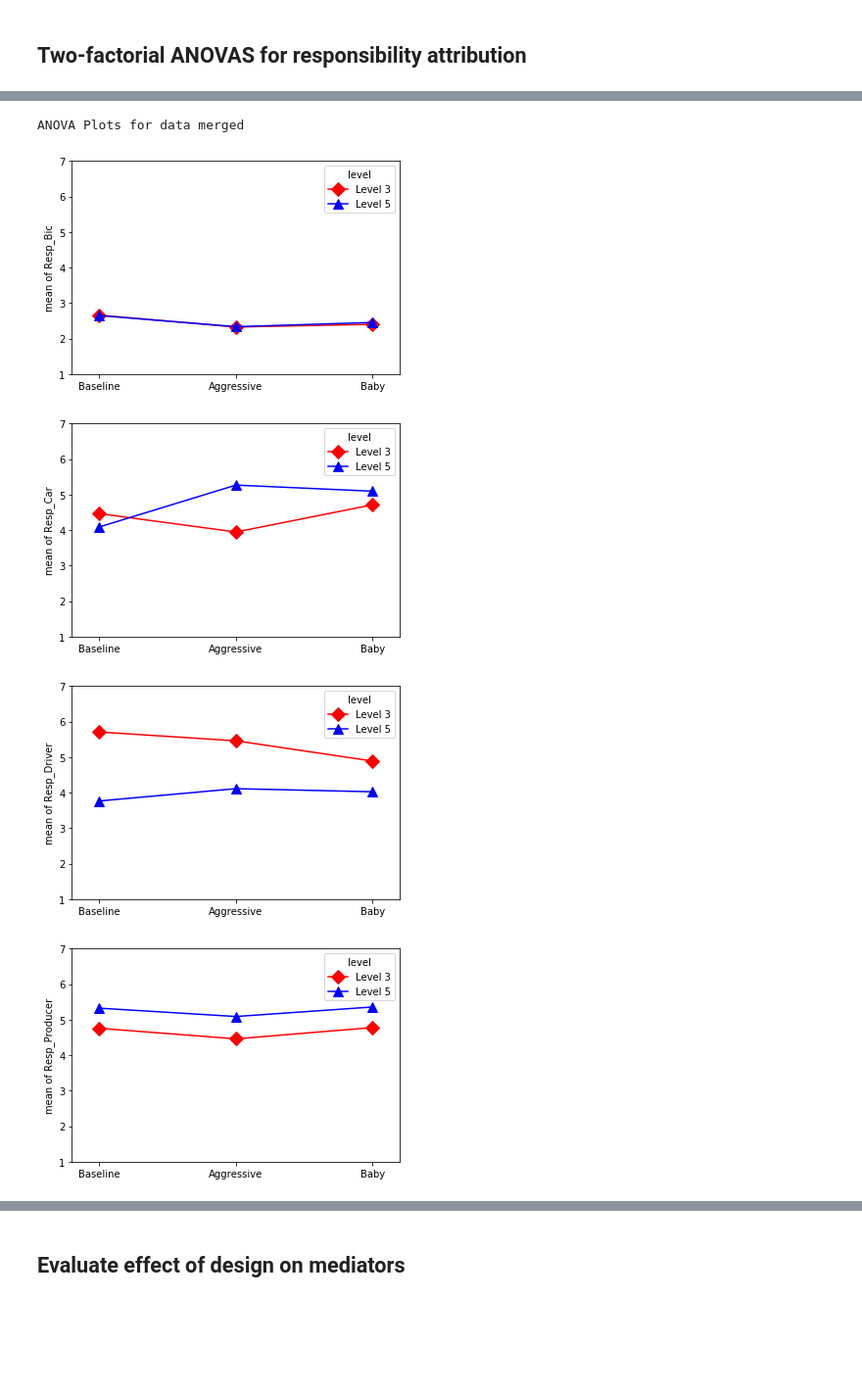
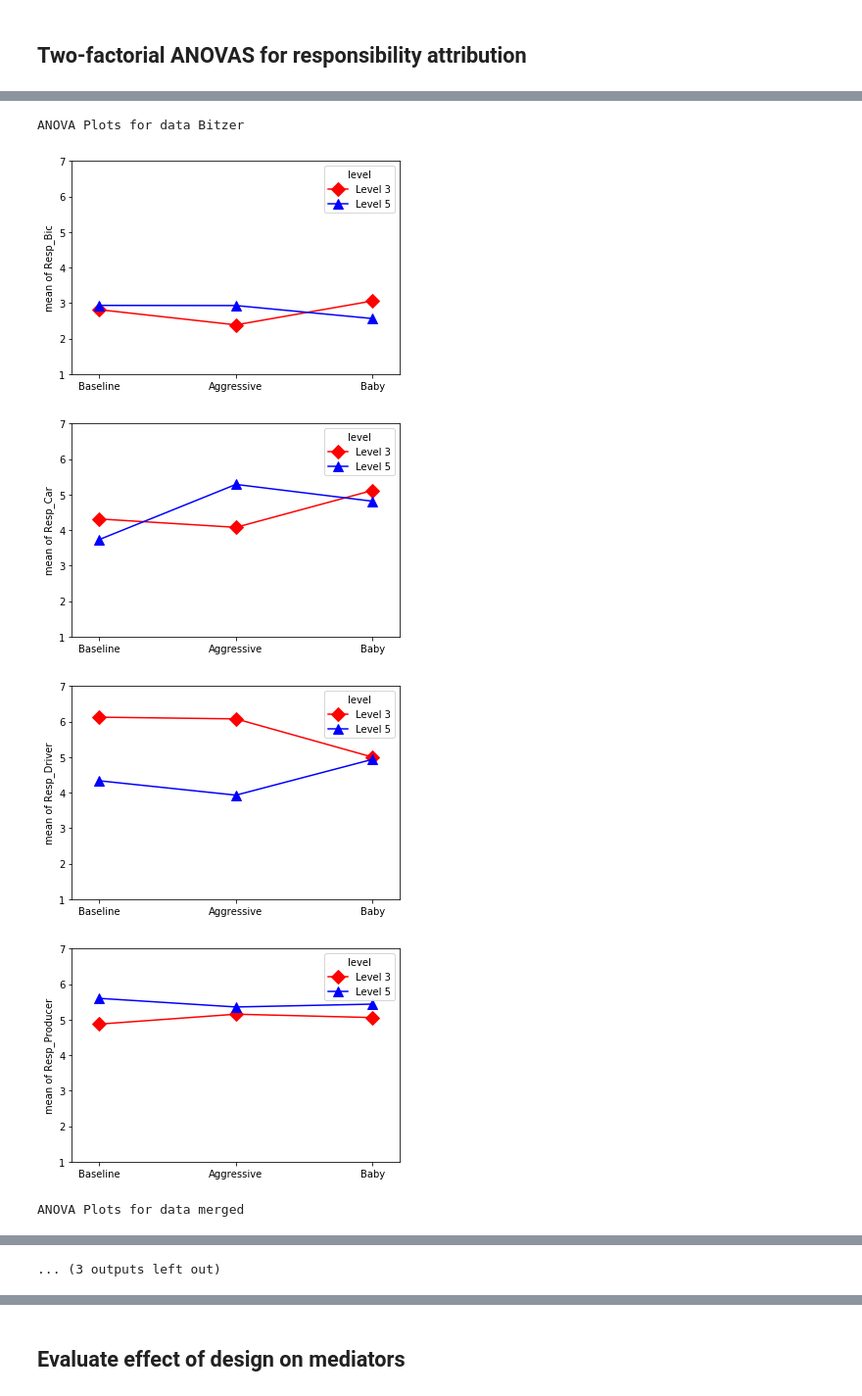
Before and after one commit to steffenwoelfl/Car-Responsibility, a Jupyter notebook: resp_analysis.ipynb, the cells around one changed output, grey strips where cells are left out. Shown at 98% size. Drawn from its saved outputs; the diff is of its cells as text; code cells hidden in the pictures; blank space fills up the shorter version.

```diff
--- a/resp_analysis.ipynb
+++ b/resp_analysis.ipynb
@@ -376,6 +575,7 @@ Index(['lfdn', 'external_lfdn', 'tester', 'dispcode', 'lastpage', 'quality',
       dtype='object')
 # %%
 data1.name = 'Data Hildebrand'
+data2.name = 'Data Bitzer'
 data.name = 'Data merged'
 # %%
 # Cases per experimental condition
@@ -418,6 +619,7 @@ def drop_columns(data):
 
 data = drop_columns(data)
 data1 = drop_columns(data1)
+data2 = drop_columns(data2)
 # %% [output]
 Index(['lfdn', 'duration', 'c_0001', 'Trust_Car_1', 'Trust_Car_2',
        'Trust_Car_3', 'car_check', 'Manip_Check_1', 'Manip_Check_2',
@@ -463,6 +665,7 @@ def factors(data):
 
 data = factors(data)
 data1 = factors(data1)
+data2 = factors(data2)
 # %% [output]
    c_0001    level    design
 0       1  Level 3  Baseline
@@ -489,5 +698,6 @@ def check_manip(data):
 
 data = check_manip(data)
 data1 = check_manip(data1)
+data2 = check_manip(data2)
 # %% [output]
         car_check    childish    ordinary  aggressive
@@ -690,6 +926,8 @@ def plot(data):
 
 print('ANOVA Plots for data Hildebrand\n')
 plot(data1)
+print('\nANOVA Plots for data Bitzer\n')
+plot(data2)
 print('ANOVA Plots for data merged\n')
 plot(data)
 # %% [output]
@@ -701,5 +939,6 @@ ANOVA Plots for data Hildebrand
-ANOVA Plots for data merged
+ANOVA Plots for data Bitzer
-[figure, old version]
+[figure, new version]
-[figure, old version]
+[figure, new version]
-[figure, old version]
+[figure, new version]
-[figure, old version]
+[figure, new version]
+ANOVA Plots for data merged
@@ -706,3 +946,4 @@ ANOVA Plots for data merged
+... (3 outputs left out)
 # %%
 #Post-hoc testing of mean differences for different levels of automation
 
```
Also changed, not shown: parts of 48 cells of this notebook.
